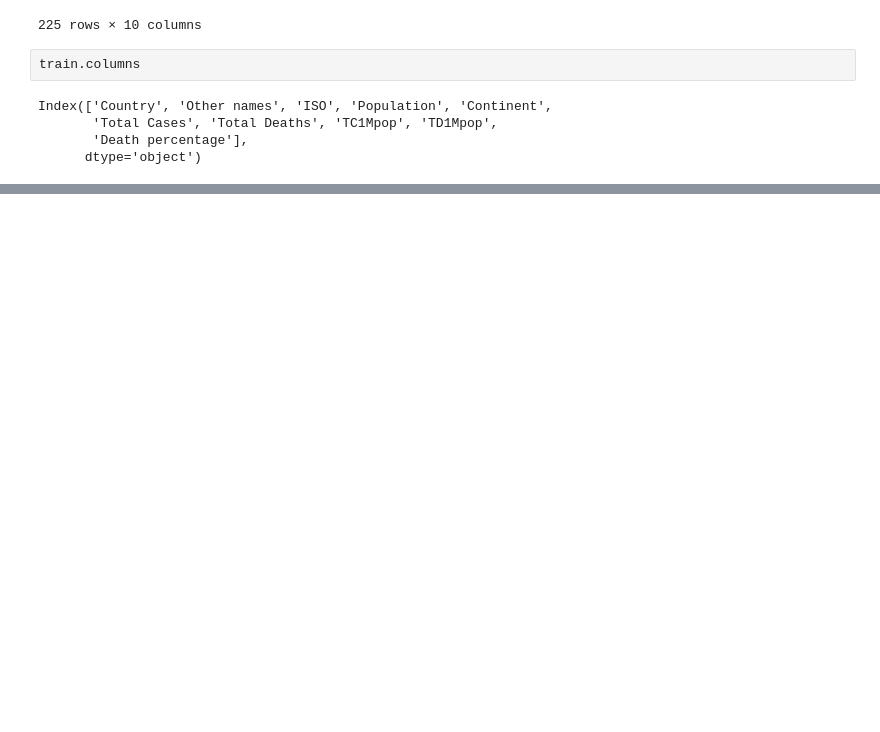
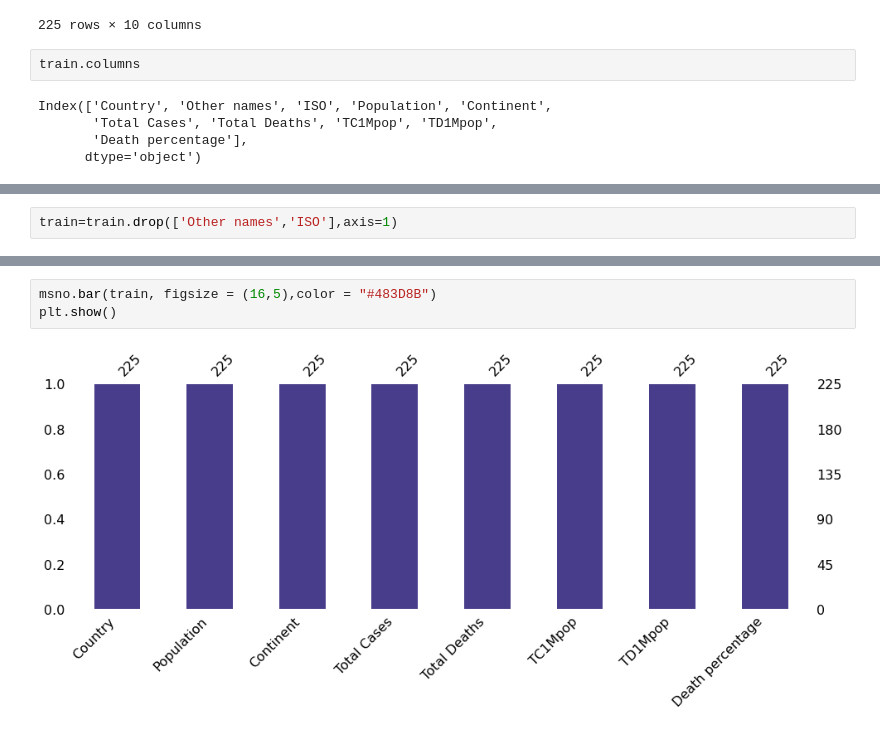
Before and after one commit to DinaHM99/COVID19--Analysis, a Jupyter notebook: Untitled2.ipynb, the cells around one changed output, grey strips where cells are left out. Cells and saved outputs as stored; diff of their text form; blank space fills up the shorter version.

```diff
--- a/Untitled2.ipynb
+++ b/Untitled2.ipynb
@@ -56,0 +77,2 @@ Index(['Country', 'Other names', 'ISO', 'Population', 'Continent',
+# %%
+train=train.drop(['Other names','ISO'],axis=1)
@@ -56,0 +91,5 @@ Index(['Country', 'Other names', 'ISO', 'Population', 'Continent',
+# %%
+msno.bar(train, figsize = (16,5),color = "#483D8B")
+plt.show()
+# %% [output]
+[figure, added]
```
Also changed, not shown: parts of 15 cells of this notebook.
